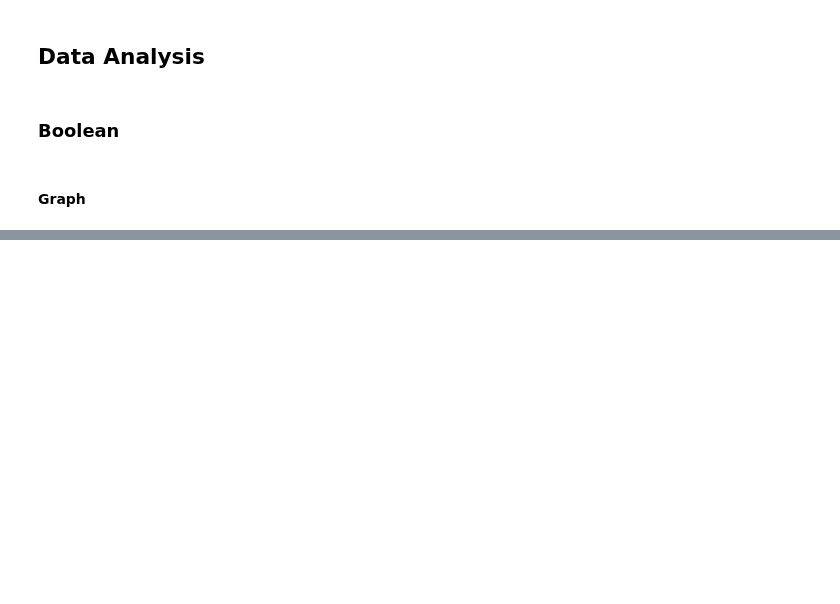
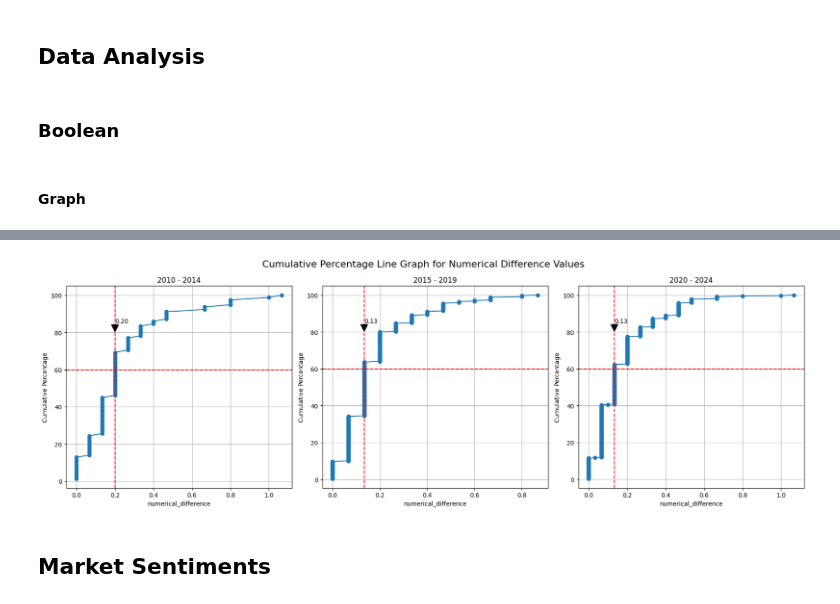
Before and after one commit to loowenwen/jtc-market-sentiments, a Jupyter notebook: sentiments.ipynb, the cells around one changed output, grey strips where cells are left out. Saved outputs shown, nothing was run; the diff lists cells and outputs as text; code cells hidden in the pictures; blank space fills up the shorter version.

```diff
--- a/sentiments.ipynb
+++ b/sentiments.ipynb
@@ -89,0 +230,54 @@ with pd.ExcelWriter('market_sentiments.xlsx', engine="openpyxl", mode="a", if_sh
+# %%
+import pandas as pd
+import matplotlib.pyplot as plt
+import numpy as np
+
+file_path = 'market_sentiments.xlsx'
+excel_data = pd.ExcelFile(file_path)
+column_name = 'numerical_difference'
+
+# initialize a list to store the data from each sheet
+data_list = []
+
+# loop through each sheet name, read the data, and extract the specific column
+for sheet in excel_data.sheet_names:
+    df = pd.read_excel(file_path, sheet_name=sheet)
+    data_list.append(df[column_name])
+
+# create a figure with subplots
+fig, axes = plt.subplots(1, 3, figsize=(18, 6))
+
+# loop through the data list and corresponding axes to plot cumulative percentage line graphs
+for i, data in enumerate(data_list):
+    # calculate the cumulative frequency
+    sorted_data = np.sort(data)
+    cumulative_frequency = np.arange(1, len(sorted_data) + 1) / len(sorted_data) * 100
+
+    # determine the x value where cumulative frequency hits 60%
+    x_value_at_60_percent = np.interp(60, cumulative_frequency, sorted_data)
+
+    # plot the line graph
+    axes[i].plot(sorted_data, cumulative_frequency, marker='o')
+    axes[i].set_title(f'{excel_data.sheet_names[i]}')
+    axes[i].set_xlabel(column_name)
+    axes[i].set_ylabel('Cumulative Percentage')
+    axes[i].grid(True)
+
+    # plot horizontal line at 60% cumulative frequency
+    axes[i].axhline(y=60, color='r', linestyle='--')
+
+    # plot vertical line at x value where cumulative frequency hits 60%
+    axes[i].axvline(x=x_value_at_60_percent, color='r', linestyle='--')
+
+    # annotate the point where cumulative frequency hits 60%
+    axes[i].annotate(f'{x_value_at_60_percent:.2f}', xy=(x_value_at_60_percent, 80), xytext=(x_value_at_60_percent, 85),
+                    arrowprops=dict(facecolor='black', shrink=0.05))
+
+# adjust layout and display the plots
+fig.suptitle('Cumulative Percentage Line Graph for Numerical Difference Values', fontsize=16)
+plt.tight_layout()
+plt.show()
+# %% [output]
+[figure, added]
+# %% [markdown]
+## Market Sentiments
```
Also changed, not shown: parts of 10 cells of this notebook, 3 other files.
